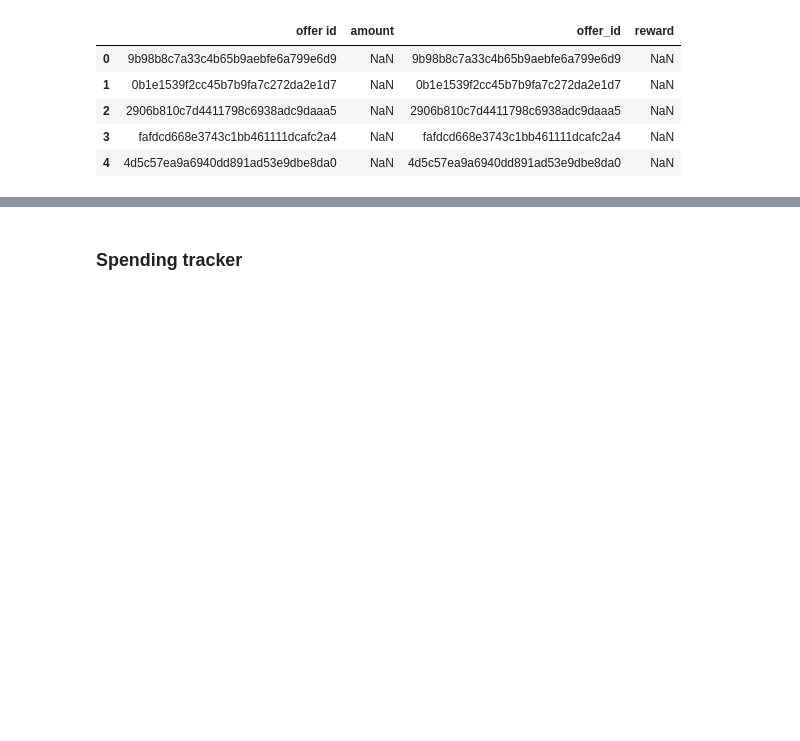
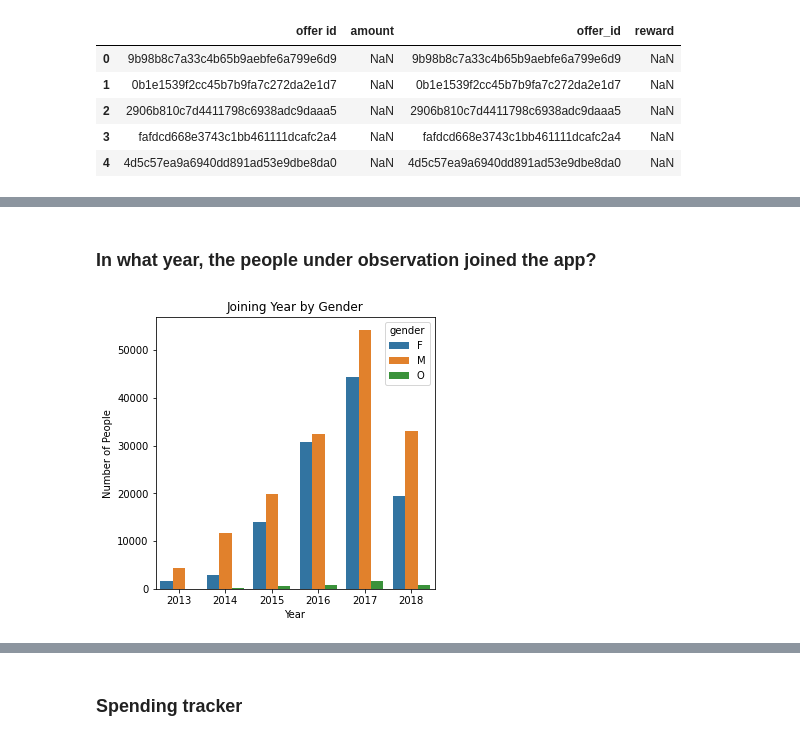
Before and after one commit to Ramshah1/Starbucks-Offers-Analysis, a Jupyter notebook: Starbucks_Capstone_notebook.ipynb, the cells around one changed output, grey strips where cells are left out. Cells and saved outputs as stored; diff of their text form; code cells hidden in the pictures; blank space fills up the shorter version.

```diff
--- a/Starbucks_Capstone_notebook.ipynb
+++ b/Starbucks_Capstone_notebook.ipynb
@@ -790,0 +514,2 @@ plot_offer_type_distribution(data=df2, x='membership_year', hue= 'income_group',
+# %%
+data_df.drop(data_df[data_df['age'] == 118].index, inplace=True)
@@ -790,0 +592,6 @@ plot_offer_type_distribution(data=df2, x='membership_year', hue= 'income_group',
+# %% [markdown]
+### In what year,  the people under observation joined the app?
+# %%
+plot_feature_distribution(data=data_df, x='membership_year', hue= 'gender', title='Joining Year by Gender', xlabel='Year')
+# %% [output]
+[figure, added]
```
Also changed, not shown: parts of 132 cells of this notebook.
